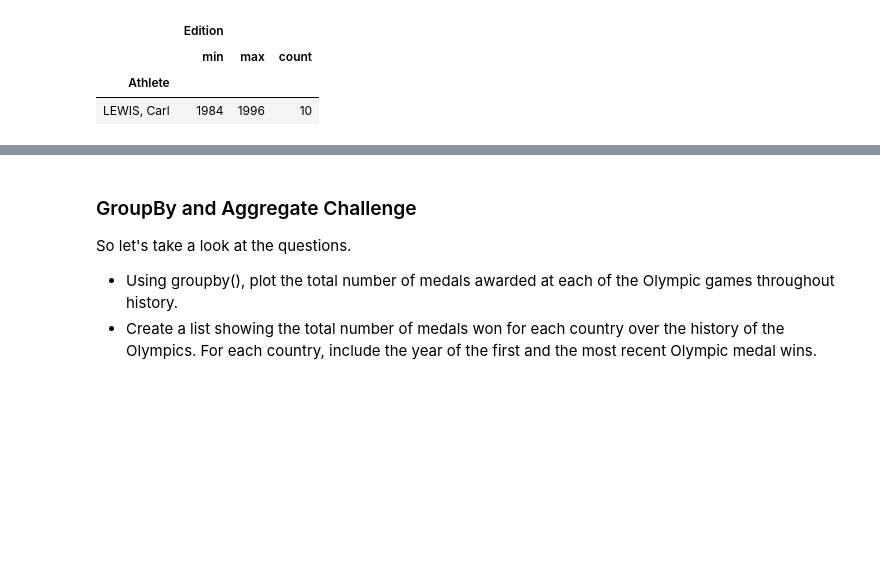
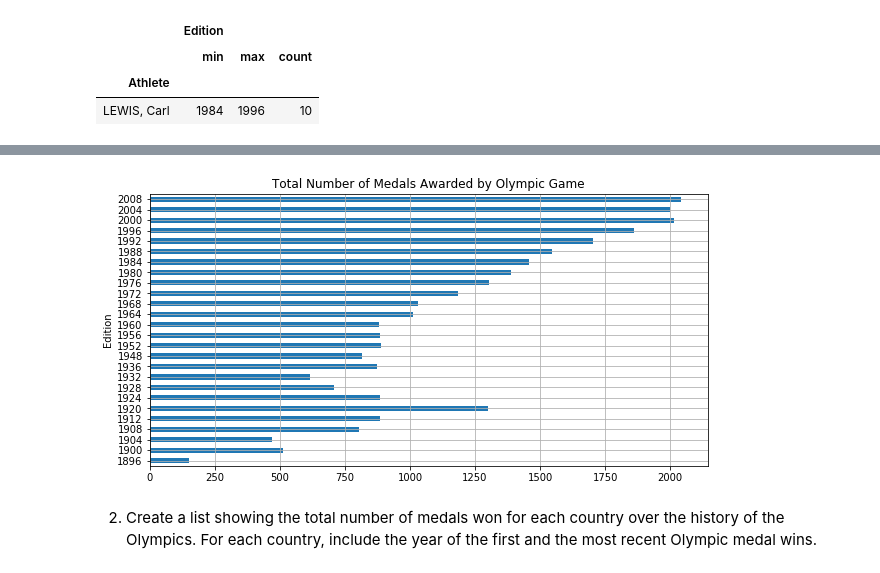
Before and after one commit to franz-cr/Datascience_Megacourse_Works, a Jupyter notebook: LinkedIn-Pandas_Essential_Training/Pandas_Essential_Training-My_Notebook.ipynb, the cells around one changed output, grey strips where cells are left out. Cells and saved outputs as stored; diff of their text form; code cells hidden in the pictures; blank space fills up the shorter version.

```diff
--- a/LinkedIn-Pandas_Essential_Training/Pandas_Essential_Training-My_Notebook.ipynb
+++ b/LinkedIn-Pandas_Essential_Training/Pandas_Essential_Training-My_Notebook.ipynb
@@ -768,6 +858,10 @@ dfrOlympicsDB.loc[dfrOlympicsDB.Athlete == 'LEWIS, Carl'].groupby('Athlete').agg
+# %%
+dfrOlympicsDB.groupby('Edition').size().plot(kind='barh',
+                                             color='green'
+                                             figsize=(10,5),
+                                             title='Total Number of Medals Awarded by Olympic Game',
+                                             grid=True);
+# %% [output]
+[figure, added]
 # %% [markdown]
-### GroupBy and Aggregate Challenge
-
-So let's take a look at the questions.
-- Using groupby(), plot the total number of medals awarded at each of the Olympic games throughout history.
-- Create a list showing the total number of medals won for each country over the history of the Olympics. For each country, include the year of the first and the most recent Olympic medal wins.
+2. Create a list showing the total number of medals won for each country over the history of the Olympics. For each country, include the year of the first and the most recent Olympic medal wins.
```
Also changed, not shown: parts of 105 cells of this notebook, 1 other file.
